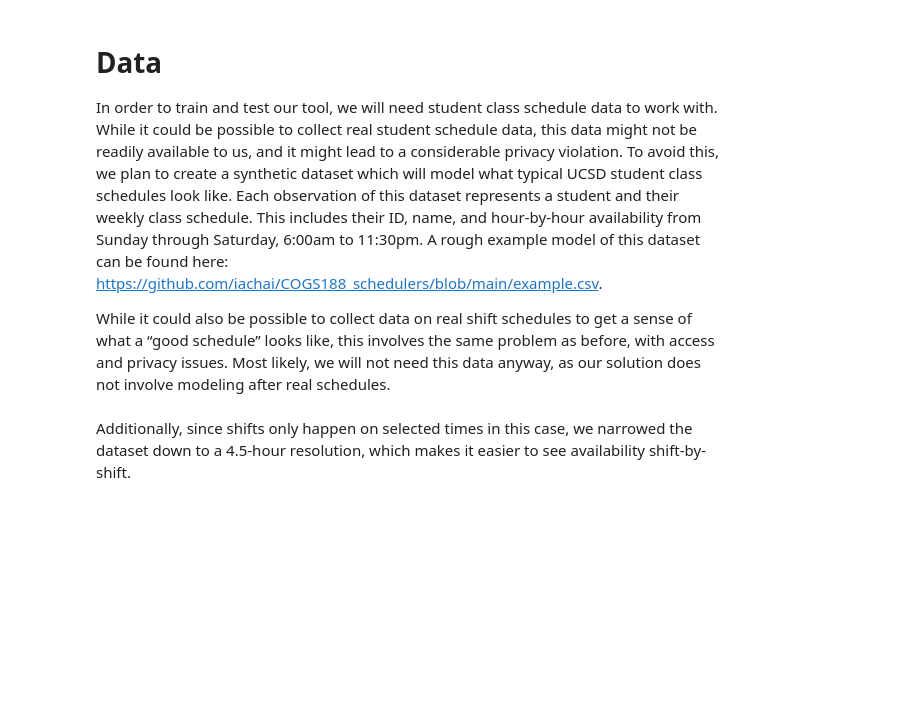
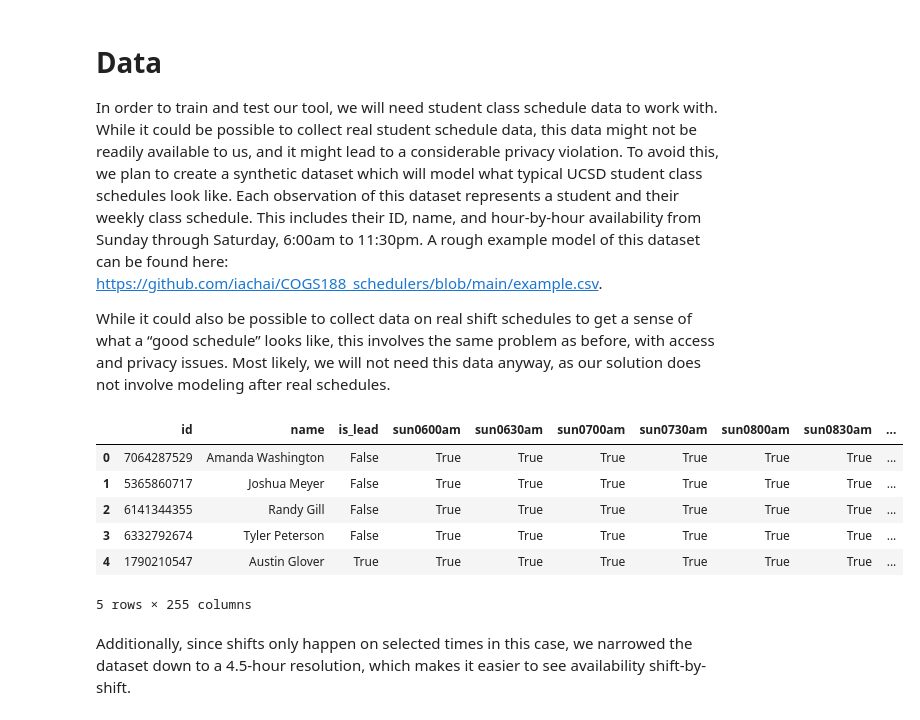
Before and after one commit to sidneytma/COGS188_schedulers, a Jupyter notebook: FinalProject_Schedulers.ipynb, the cells around one changed output. Saved outputs shown, nothing was run; the diff lists cells and outputs as text; code cells hidden in the pictures; blank space fills up the shorter version.

```diff
--- a/FinalProject_Schedulers.ipynb
+++ b/FinalProject_Schedulers.ipynb
@@ -32,10 +32,18 @@ In order to train and test our tool, we will need student class schedule data to
 
 While it could also be possible to collect data on real shift schedules to get a sense of what a “good schedule” looks like, this involves the same problem as before, with access and privacy issues. Most likely, we will not need this data anyway, as our solution does not involve modeling after real schedules.
 # %%
-import pandas as pandas
-file_path = 'example.csv'
+import pandas as pd
+file_path = 'example_students.csv'
 students_df = pd.read_csv(file_path)
-print(students_df.head())
+students_df.head()
+# %% [output]
+|  | id | name | is_lead | sun0600am | sun0630am | sun0700am | sun0730am | sun0800am | sun0830am | ... |
+| 0 | 7064287529 | Amanda Washington | False | True | True | True | True | True | True | ... |
+| 1 | 5365860717 | Joshua Meyer | False | True | True | True | True | True | True | ... |
+| 2 | 6141344355 | Randy Gill | False | True | True | True | True | True | True | ... |
+| 3 | 6332792674 | Tyler Peterson | False | True | True | True | True | True | True | ... |
+| 4 | 1790210547 | Austin Glover | True | True | True | True | True | True | True | ... |
+5 rows × 255 columns
 # %% [markdown]
 Additionally, since shifts only happen on selected times in this case, we narrowed the dataset down to a 4.5-hour resolution, which makes it easier to see availability shift-by-shift.
 # %%
```
Also changed, not shown: parts of 5 cells of this notebook.
